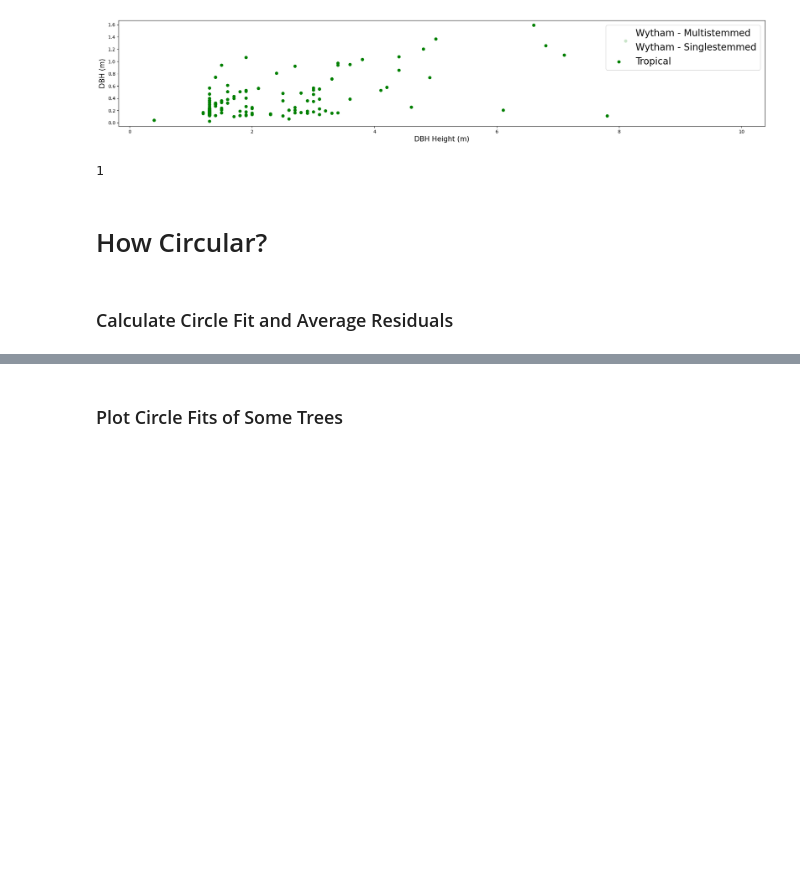
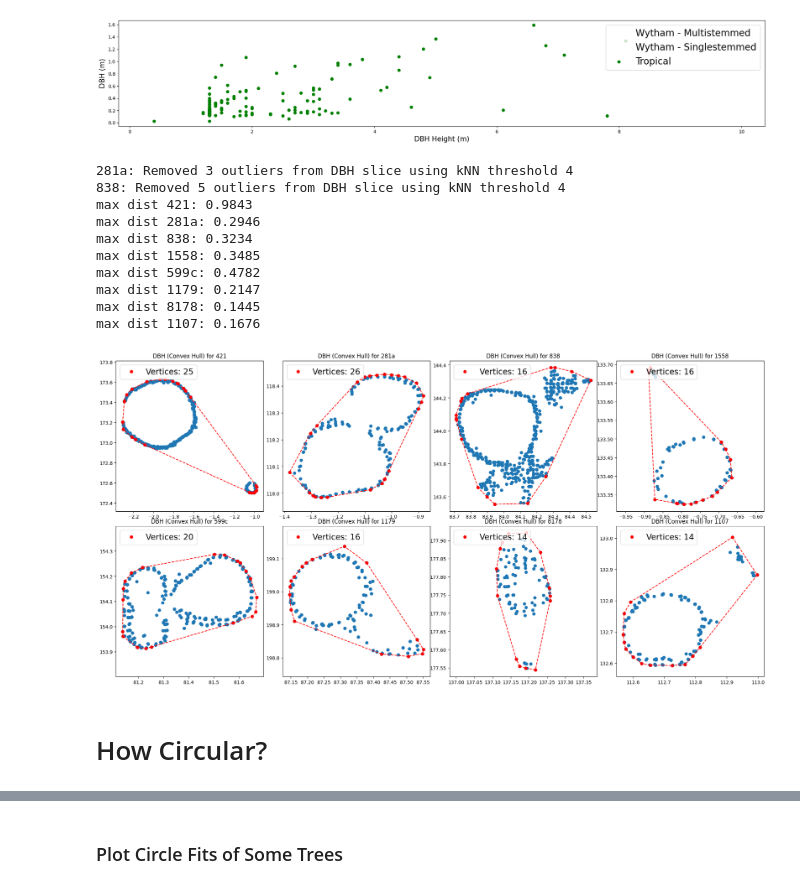
Before and after one commit to sabinenix/CloudDBH, a Jupyter notebook: CloudDBH_2.ipynb, the cells around one changed output, grey strips where cells are left out. Saved outputs shown, nothing was run; the diff lists cells and outputs as text; code cells hidden in the pictures; blank space fills up the shorter version.

```diff
--- a/CloudDBH_2.ipynb
+++ b/CloudDBH_2.ipynb
@@ -1006,9 +1162,26 @@ plotlist = ['5a', '5b', '20a', '20b', '145a', '145c', '145e']
 # %%
+wytham_notcircular = ['421', '281a', '838', '1558', '599c', '1179', '8178', '1107']
+
 # plot convex hull results using fixed 1.3m dbh height
-plot_convexhull(plotlist, pts_path, ncols=4, fixedheight = True, hgt=1.3, hgtlist = hgt_dict)
+#plot_convexhull(plotlist, wytham_pts_path, ncols=4, fixedheight = True, hgt=1.3, hgtlist = hgt_dict)
 
 # plot convex hull results
-plot_convexhull(plotlist, pts_path, ncols=4, fixedheight = False, hgt=1.3, hgtlist = hgt_dict)
+plot_convexhull(wytham_notcircular, wytham_pts_path, ncols=4, fixedheight = False, hgt=1.3, hgtlist = hgt_dict)
+
+for tree in wytham_notcircular:
+    print(f'max dist {tree}: {dist_dict[tree]:.4f}')
+# %% [output]
+281a: Removed 3 outliers from DBH slice using kNN threshold 4
+838: Removed 5 outliers from DBH slice using kNN threshold 4
+max dist 421: 0.9843
+max dist 281a: 0.2946
+max dist 838: 0.3234
+max dist 1558: 0.3485
+max dist 599c: 0.4782
+max dist 1179: 0.2147
+max dist 8178: 0.1445
+max dist 1107: 0.1676
+[figure, added]
 # %%
 plot_iter_dbh(plotlist, pts_path, ncols = 2, step=0.1, slope_thresh=0.1)
 # %%
@@ -1016,8 +1189,2 @@ plot2D(plotlist, pts_path, ncols=3, dbh=False, iterdbh=True, hgtlist = hgt_dict)
-# %%
-wytham_ms_df[wytham_ms_df['TLS_ID'] == '180b']['stems'].iloc[0]
-# %% [output]
-1
 # %% [markdown]
 # How Circular?
-# %% [markdown]
-### Calculate Circle Fit and Average Residuals
```
Also changed, not shown: parts of 31 cells of this notebook.
